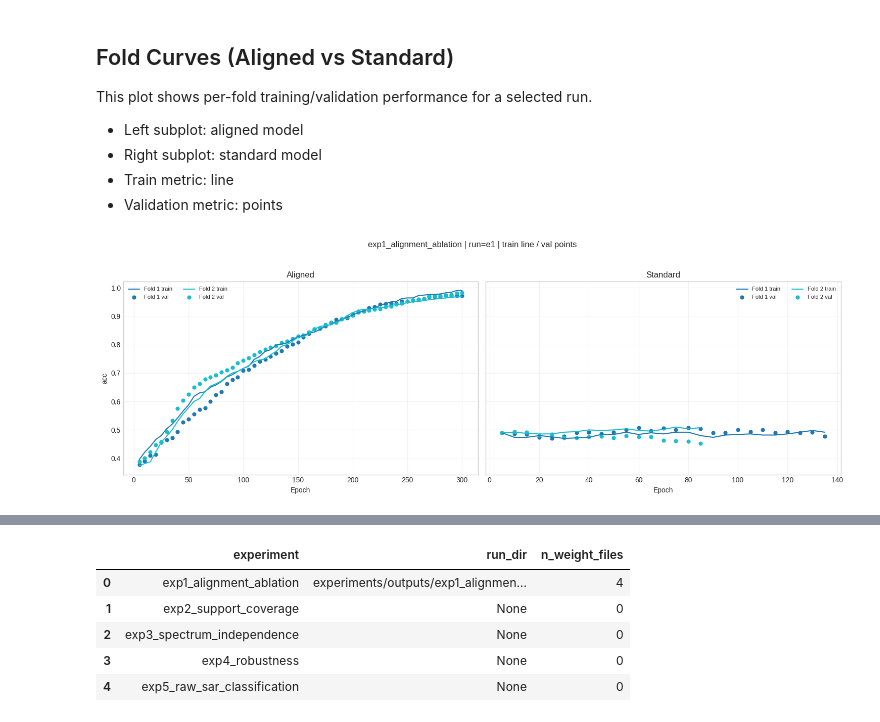
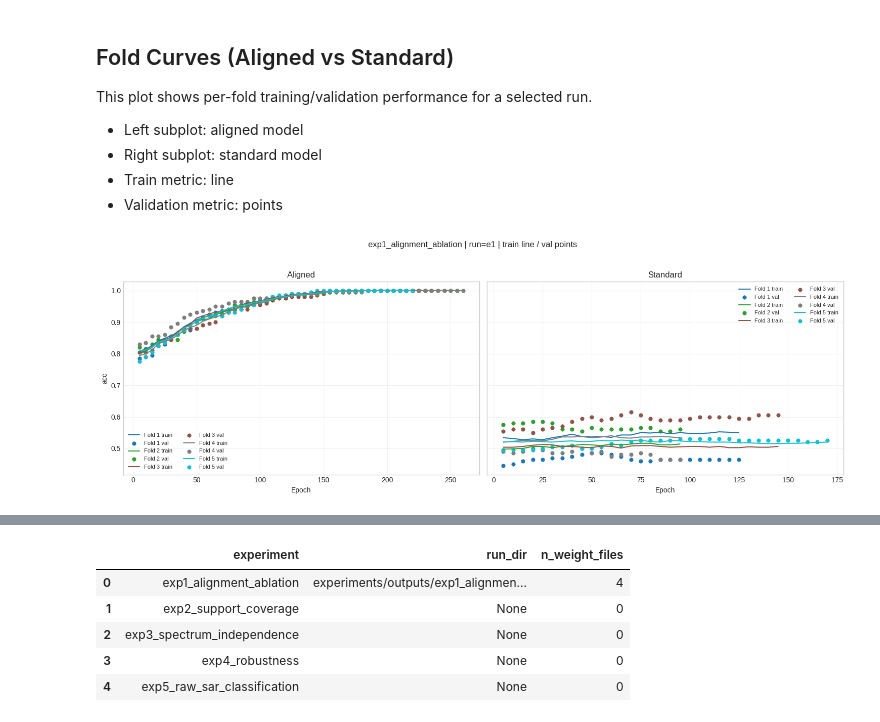
Before and after one commit to FelixFrohnertDB/SAR-QML, a Jupyter notebook: results.ipynb, the cells around one changed output, grey strips where cells are left out. Saved outputs shown, nothing was run; the diff lists cells and outputs as text; code cells hidden in the pictures.

```diff
--- a/results.ipynb
+++ b/results.ipynb
@@ -160,24 +160,77 @@ This plot shows per-fold training/validation performance for a selected run.
 - Train metric: line
 - Validation metric: points
 # %%
-def plot_two_panel_fold_curves(exp_name='exp1_alignment_ablation', run_name=None, metric='acc'):
-    if run_name is None:
-        run_dir = latest_run_dir(exp_name)
-    else:
-        candidates = [p for p in list_run_dirs(exp_name) if p.name == run_name]
-        run_dir = max(candidates, key=lambda p: p.stat().st_mtime) if candidates else None
+def _fold_dir_index(path: Path) -> int:
+    name = path.name
+    if not name.startswith('fold_'):
+        return 10**9
+    tail = name.split('fold_', 1)[1]
+    try:
+        return int(tail)
+    except ValueError:
+        return 10**9
+
+
+def _collect_results_for_run(run_dir: Path):
+    fold_dirs = sorted(
+        [p for p in run_dir.iterdir() if p.is_dir() and p.name.startswith('fold_')],
+        key=_fold_dir_index,
+    ) if run_dir.exists() else []
+
+    # New layout: run_dir/fold_i/results.json
+    if fold_dirs:
+        merged = {
+            'aligned': {'fold_metrics': []},
+            'standard': {'fold_metrics': []},
+        }
+        loaded_any = False
+
+        for fd in fold_dirs:
+            result_file = fd / 'results.json'
+            if not result_file.exists():
+                continue
+            payload = load_results_json(result_file)
+            results = payload.get('results', {})
+            loaded_any = True
+
+            fold_idx = _fold_dir_index(fd)
+            for model_key in ('aligned', 'standard'):
+                block = results.get(model_key, {})
+                for fold in block.get('fold_metrics', []):
+                    fold_copy = dict(fold)
+                    if fold_copy.get('fold') is None and fold_idx < 10**9:
+                        fold_copy['fold'] = fold_idx
+                    merged[model_key]['fold_metrics'].append(fold_copy)
+
+        if loaded_any:
+            for model_key in ('aligned', 'standard'):
+                merged[model_key]['fold_metrics'] = sorted(
+                    merged[model_key]['fold_metrics'],
+                    key=lambda f: f.get('fold', 10**9),
+                )
+            return merged, f"{run_dir.name} (merged fold_*)"
+
+    # Original layout: run_dir/results.json
+    result_file = run_dir / 'results.json'
+    if not result_file.exists():
+        return None, None
+
+    payload = load_results_json(result_file)
+    return payload.get('results', {}), run_dir.name
+
+
+def plot_two_panel_fold_curves(exp_name, run_name, use_fold=False, metric='acc'):
+    candidates = [p for p in list_run_dirs(exp_name) if p.name == run_name]
+    run_dir = max(candidates, key=lambda p: p.stat().st_mtime) if candidates else None
 
     if run_dir is None:
-        print(f'No run found for {exp_name}.')
+        print(f'No run found for {exp_name} with run_name={run_name}.')
         return
 
-    result_file = run_dir / 'results.json'
-    if not result_file.exists():
-        print(f'Missing results.json in {run_dir}')
+    results, run_label = _collect_results_for_run(run_dir)
+    if results is None:
+        print(f'Missing results.json in {run_dir} (or its fold_* children)')
         return
-
-    payload = load_results_json(result_file)
-    results = payload.get('results', {})
 
     fig, axes = plt.subplots(1, 2, figsize=(15, 5), sharey=True)
     model_keys = [('aligned', 'Aligned'), ('standard', 'Standard')]
@@ -208,34 +261,36 @@ def plot_two_panel_fold_curves(exp_name='exp1_alignment_ablation', run_name=None
 
             ax.plot(
                 epochs[train_mask],
                 train_vals[train_mask],
                 color=color,
                 linewidth=1.5,
                 label=f'Fold {fold.get("fold", i + 1)} train',
             )
             ax.scatter(
                 epochs[val_mask],
                 val_vals[val_mask],
                 color=color,
                 s=24,
                 marker='o',
                 label=f'Fold {fold.get("fold", i + 1)} val',
             )
 
         ax.set_title(title)
         ax.set_xlabel('Epoch')
         ax.grid(alpha=0.25)
         ax.legend(fontsize=8, ncol=2)
 
     axes[0].set_ylabel(metric)
-    fig.suptitle(f'{exp_name} | run={run_dir.name} | train line / val points', y=1.03)
+    fig.suptitle(f'{exp_name} | run={run_label} | train line / val points', y=1.03)
     plt.tight_layout()
     plt.show()
 
+
 plot_two_panel_fold_curves(
     exp_name='exp1_alignment_ablation',
-    run_name="e1",  # set to a specific run directory name like 'e1' if needed
+    run_name='e1',
     metric='acc',
-)
+    use_fold=False,
+ )
 # %% [output]
-[figure, old version]
+[figure, new version]
```
Also changed, not shown: parts of 5 cells of this notebook, 2 other files.
